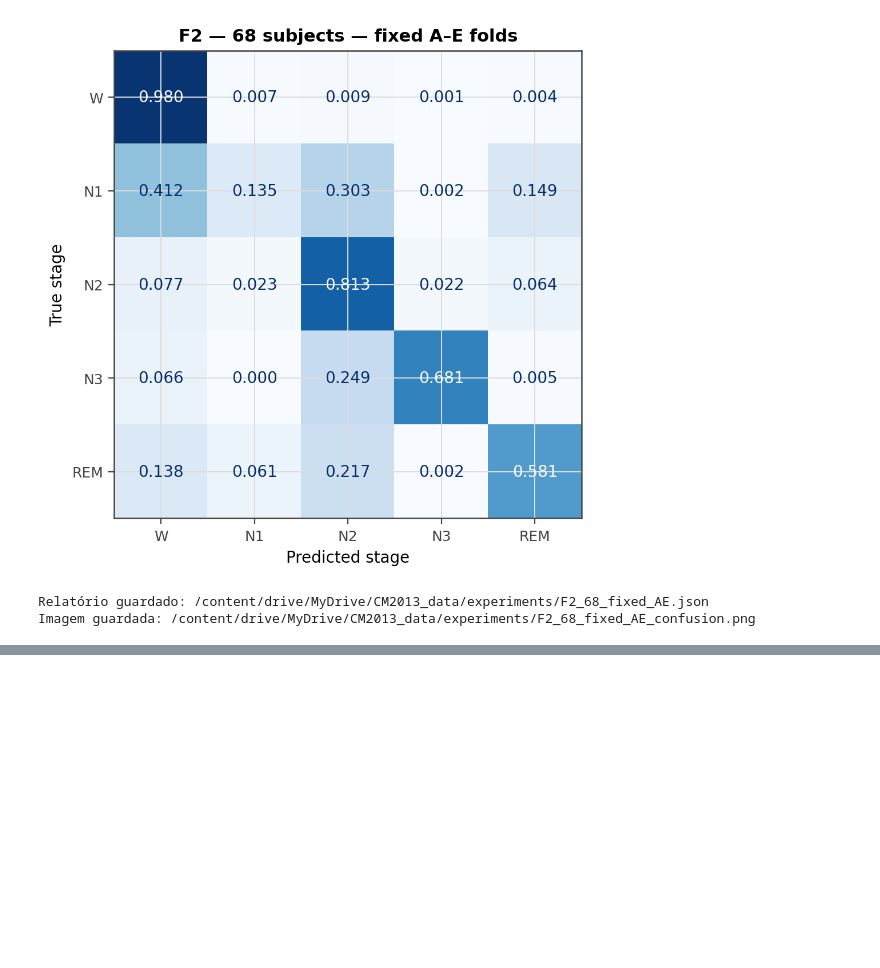
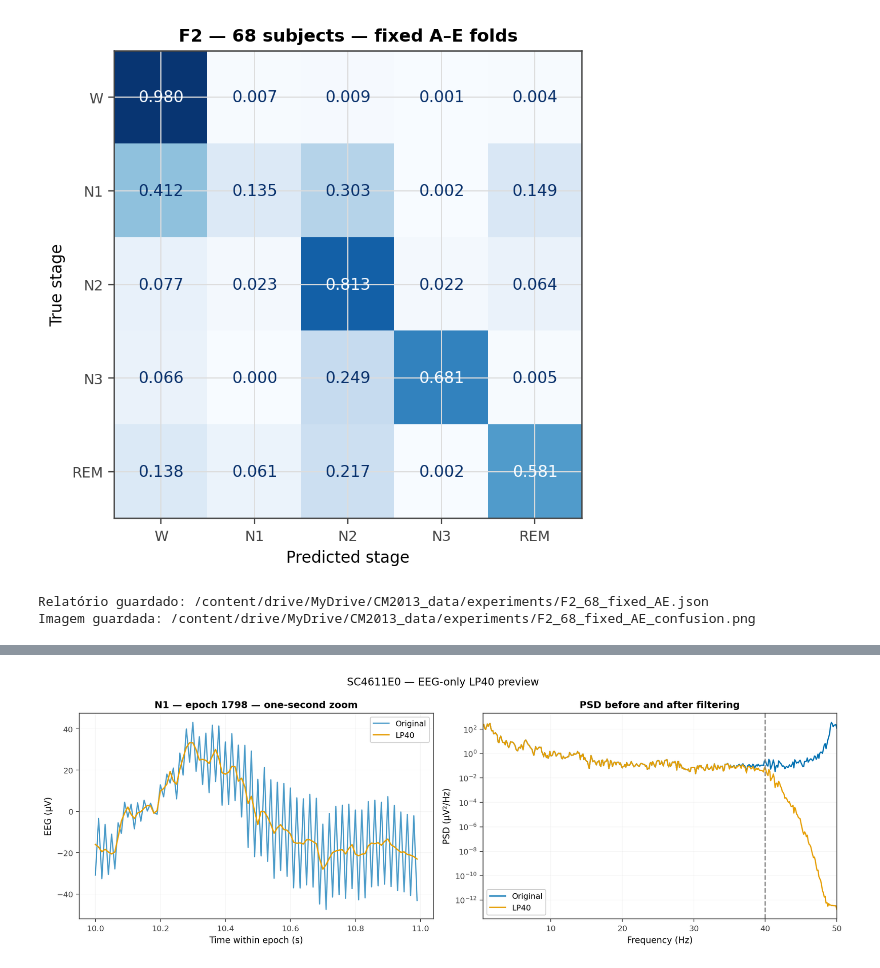
Before and after one commit to hel-fortuny/CM2013_SleepEDF_GroupT1, a Jupyter notebook: capstone_viggy.ipynb, the cells around one changed output, grey strips where cells are left out. Saved outputs shown, nothing was run; the diff lists cells and outputs as text; code cells hidden in the pictures; blank space fills up the shorter version.

Commit message:
LP40 model (low pass filter 40Hz)
remove 50 hz from eletrical interference

```diff
--- a/capstone_viggy.ipynb
+++ b/capstone_viggy.ipynb
@@ -2700,0 +3081,97 @@ Imagem guardada: /content/drive/MyDrive/CM2013_data/experiments/F2_68_fixed_AE_c
+# %%
+from scipy.signal import butter, sosfiltfilt, welch
+
+LP40_PREPROCESS_VERSION = 1
+LP40_SETTINGS = {
+    "cutoff_hz": 40.0,
+    "order_per_pass": 4,
+    "padtype": "odd",
+}
+
+def filtrar_eeg_lp40(eeg, fs):
+    sos = butter(
+        LP40_SETTINGS["order_per_pass"],
+        LP40_SETTINGS["cutoff_hz"],
+        btype="lowpass",
+        fs=fs,
+        output="sos",
+    )
+    return sosfiltfilt(
+        sos,
+        eeg,
+        axis=-1,
+        padtype=LP40_SETTINGS["padtype"],
+    )
+
+
+rec_preview = rec_inspecao_68
+assert rec_preview.meta["record"] == "SC4611E0"
+
+epoca_preview = 1798
+assert rec_preview.labels[epoca_preview] == "N1"
+
+fs = float(rec_preview.fs)
+
+# Cópia em µV para os gráficos.
+original = rec_preview.epochs["eeg"][epoca_preview] * 1e6
+filtrado = filtrar_eeg_lp40(original, fs)
+
+assert np.isfinite(filtrado).all()
+
+tempo = np.arange(len(original)) / fs
+zoom = (tempo >= 10) & (tempo < 11)
+
+parametros_psd = {
+    "fs": fs,
+    "window": "hann",
+    "nperseg": int(8 * fs),
+    "noverlap": int(4 * fs),
+    "detrend": "constant",
+    "scaling": "density",
+}
+
+frequencias, psd_original = welch(original, **parametros_psd)
+_, psd_filtrado = welch(filtrado, **parametros_psd)
+
+fig_lp40_preview_68, axes = plt.subplots(
+    1, 2, figsize=(13, 4.5)
+)
+
+axes[0].plot(
+    tempo[zoom], original[zoom],
+    label="Original", alpha=0.7,
+)
+axes[0].plot(
+    tempo[zoom], filtrado[zoom],
+    label="LP40", linewidth=1.5,
+)
+axes[0].set(
+    title="N1 — epoch 1798 — one-second zoom",
+    xlabel="Time within epoch (s)",
+    ylabel="EEG (µV)",
+)
+
+# Os PSDs usam os 30 segundos completos.
+axes[1].semilogy(
+    frequencias, psd_original, label="Original"
+)
+axes[1].semilogy(
+    frequencias, psd_filtrado, label="LP40"
+)
+axes[1].axvline(40, color="grey", linestyle="--")
+axes[1].set(
+    title="PSD before and after filtering",
+    xlabel="Frequency (Hz)",
+    ylabel="PSD (µV²/Hz)",
+    xlim=(0.5, 50),
+)
+
+for ax in axes:
+    ax.grid(True, alpha=0.25)
+    ax.legend()
+
+fig_lp40_preview_68.suptitle("SC4611E0 — EEG-only LP40 preview")
+fig_lp40_preview_68.tight_layout()
+plt.show()
+# %% [output]
+[figure, added]
```
Also changed, not shown: parts of 10 cells of this notebook, 1 other file.
